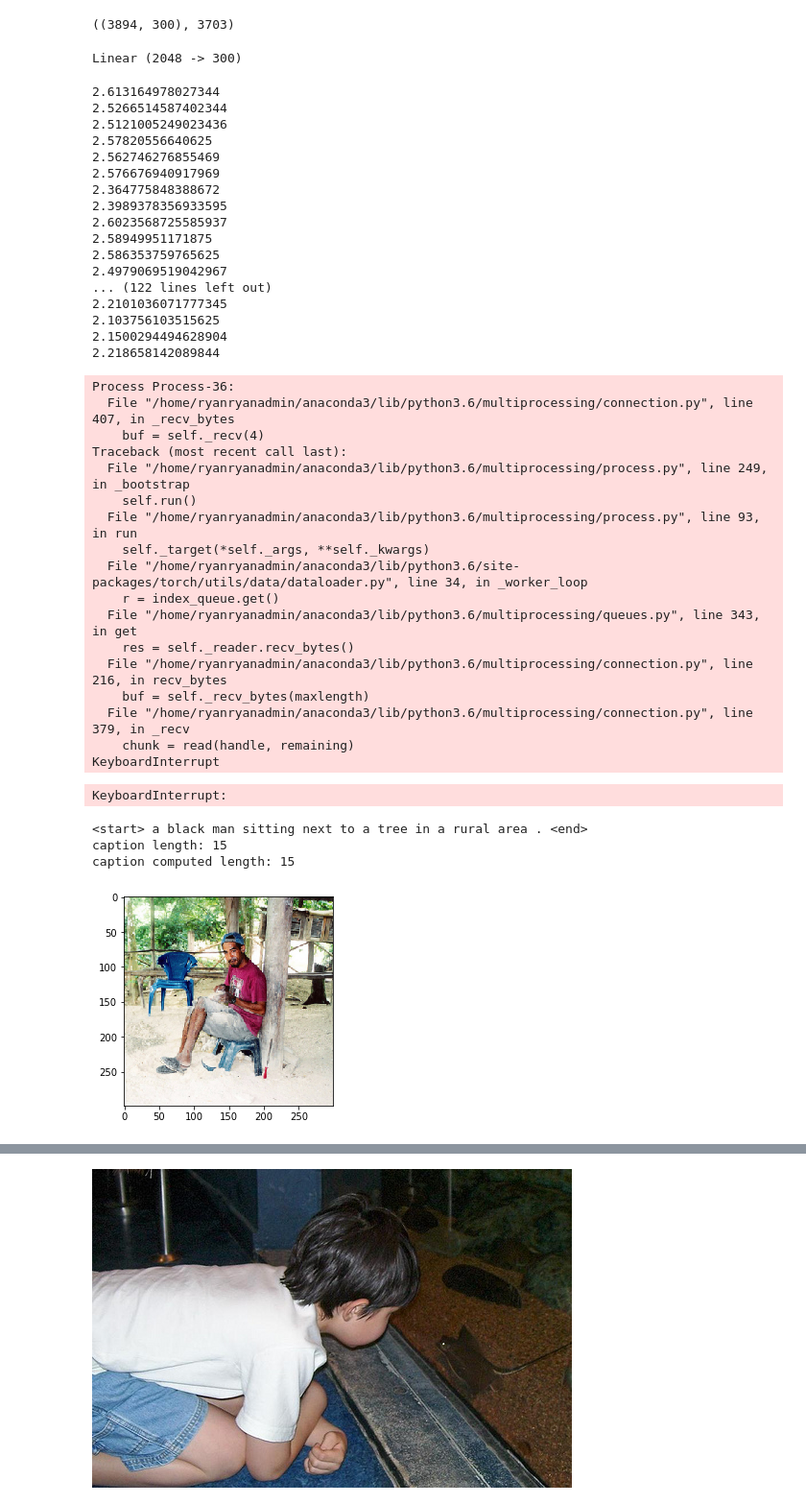
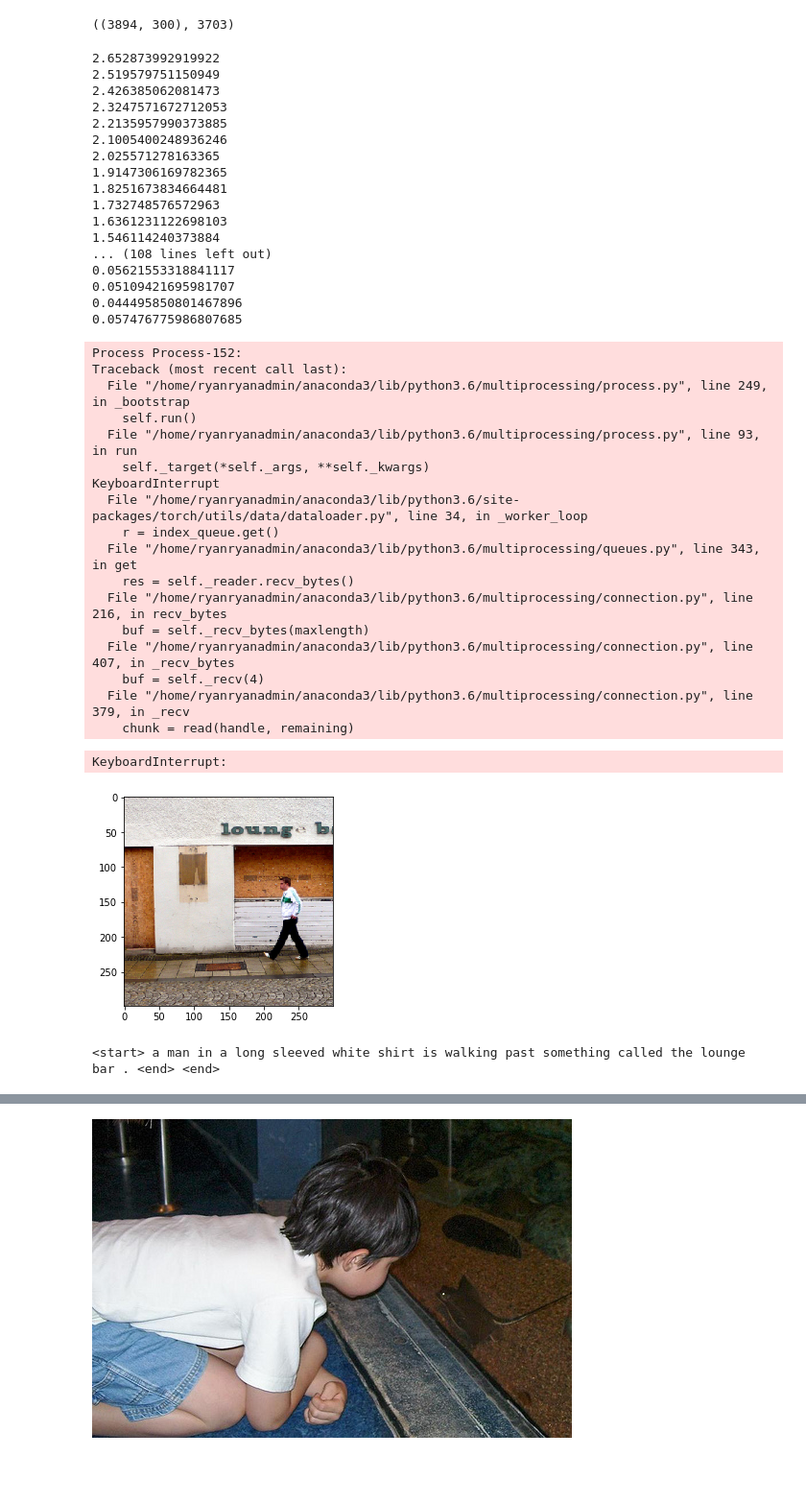
Before and after one commit to ryankresse/image_captioning, a Jupyter notebook: notes.ipynb, the cells around one changed output, grey strips where cells are left out. Shown at 96% size. Drawn from its saved outputs; the diff is of its cells as text; code cells hidden in the pictures; blank space fills up the shorter version.

Commit message:
trains sample with no w2v

```diff
--- a/notes.ipynb
+++ b/notes.ipynb
@@ -57,2 +57,4 @@ tr_img_path = imgpath +'train/wrap'
 # %%
 tr_caps = pickle.load(open(dpath+'train_first_caps.pkl', 'rb'))
+# %%
+samp_caps = make_samp_caps(tr_caps, samp_tr_img_path+'*.jpg'); len(samp_caps)
@@ -71,27 +75,25 @@ embs, found = create_emb_mat(vocab, embed_path=embed_path); embs.shape, found
 # %% [output]
 ((3894, 300), 3703)
 # %%
-dl = get_loader(tr_img_path, tr_caps, vocab, batch_size=4, shuffle=True, num_workers=1)
+dl = get_loader(samp_tr_img_path, samp_caps, vocab, batch_size=4, shuffle=True, num_workers=1)
-# %%
-enc.linear
-# %% [output]
-Linear (2048 -> 300)
 # %%
 enc = Encoder(batch_size=4, emb_size=300, pool_size=8, fc_in_size=2048)
-dec = LSTMDecoder(embs, 2)
+dec = LSTMDecoder(len(vocab), 300, 2)
 
 LR = 0.001
-params = list(dec.lstm.parameters()) + list(dec.linear.parameters()) + list(enc.linear.parameters()) + list(enc.bn.parameters())
+params = list(dec.parameters()) + list(enc.linear.parameters()) + list(enc.bn.parameters())
 optimizer = torch.optim.Adam(params, lr=LR)
 # %%
 crit = nn.CrossEntropyLoss()
 
 while True:
-    dl = get_loader(tr_img_path, tr_caps, vocab, batch_size=4, shuffle=True, num_workers=1)
+    dl = get_loader(samp_tr_img_path, samp_caps, vocab, batch_size=4, shuffle=True, num_workers=1)
     tot_loss = 0.0
     for i, (imgs, caps, ls) in enumerate(dl):
+
         optimizer.zero_grad()
         #dl.dataset.sanity(imgs, caps, ls)
+        #pdb.set_trace()
         imgs = to_var(imgs); caps = to_var(caps) #VOLATILE ON IMGS MAYBE?
         targets = pack_padded_sequence(caps, ls, batch_first=True)[0]
         imgs_enc = enc(imgs)
@@ -101,59 +103,61 @@ while True:
         loss.backward()
         tot_loss += loss
         optimizer.step()
-        if (i + 1) % 25 == 0:
-            print(tot_loss.data[0] / 25.0)
-            tot_loss = 0.0
+
+    print(tot_loss.data[0] / i)
 # %% [output]
-2.613164978027344
-2.5266514587402344
-2.5121005249023436
-2.57820556640625
-2.562746276855469
-2.576676940917969
-2.364775848388672
-2.3989378356933595
-2.6023568725585937
-2.58949951171875
-2.586353759765625
-2.4979069519042967
-... (122 lines left out)
-2.2101036071777345
-2.103756103515625
-2.1500294494628904
-2.218658142089844
+2.652873992919922
+2.519579751150949
+2.426385062081473
+2.3247571672712053
+2.2135957990373885
+2.1005400248936246
+2.025571278163365
+1.9147306169782365
+1.8251673834664481
+1.732748576572963
+1.6361231122698103
+1.546114240373884
+... (108 lines left out)
+0.05621553318841117
+0.05109421695981707
+0.044495850801467896
+0.057476775986807685
-Process Process-36:
-  File "/home/ryanryanadmin/anaconda3/lib/python3.6/multiprocessing/connection.py", line 407, in _recv_bytes
-    buf = self._recv(4)
+Process Process-152:
 Traceback (most recent call last):
   File "/home/ryanryanadmin/anaconda3/lib/python3.6/multiprocessing/process.py", line 249, in _bootstrap
     self.run()
   File "/home/ryanryanadmin/anaconda3/lib/python3.6/multiprocessing/process.py", line 93, in run
     self._target(*self._args, **self._kwargs)
+KeyboardInterrupt
   File "/home/ryanryanadmin/anaconda3/lib/python3.6/site-packages/torch/utils/data/dataloader.py", line 34, in _worker_loop
     r = index_queue.get()
   File "/home/ryanryanadmin/anaconda3/lib/python3.6/multiprocessing/queues.py", line 343, in get
     res = self._reader.recv_bytes()
   File "/home/ryanryanadmin/anaconda3/lib/python3.6/multiprocessing/connection.py", line 216, in recv_bytes
     buf = self._recv_bytes(maxlength)
+  File "/home/ryanryanadmin/anaconda3/lib/python3.6/multiprocessing/connection.py", line 407, in _recv_bytes
+    buf = self._recv(4)
   File "/home/ryanryanadmin/anaconda3/lib/python3.6/multiprocessing/connection.py", line 379, in _recv
     chunk = read(handle, remaining)
-KeyboardInterrupt
 KeyboardInterrupt:
 # %%
-dl = get_loader(tr_img_path, tr_caps, vocab, batch_size=4, shuffle=True, num_workers=1)
+dl = get_loader(samp_tr_img_path, samp_caps, vocab, batch_size=4, shuffle=True, num_workers=1)
 
 for i, (imgs, caps, ls) in enumerate(dl):
-    dl.dataset.sanity(imgs, caps, ls)
+
+    #dl.dataset.sanity(imgs, caps, ls)
     imgs = to_var(imgs); caps = to_var(caps) #VOLATILE ON IMGS MAYBE?
     #targets = pack_padded_sequence(caps, ls, batch_first=True)[0]
     enc.eval()
     imgs_enc = enc(imgs)
     enc.train()
     samples = dec.sample(imgs_enc)
+
     break
+plt.imshow(revTrans(imgs[0, :, :, :].data))
+plt.show()
+print(vocab.turnId2W(samples.data[0].numpy()))
 # %% [output]
+[figure, new version]
-<start> a black man sitting next to a tree in a rural area . <end>
-caption length: 15
-caption computed length: 15
+<start> a man in a long sleeved white shirt is walking past something called the lounge bar . <end> <end>
-[figure, old version]
```
Also changed, not shown: parts of 5 cells of this notebook, 2 other files.
